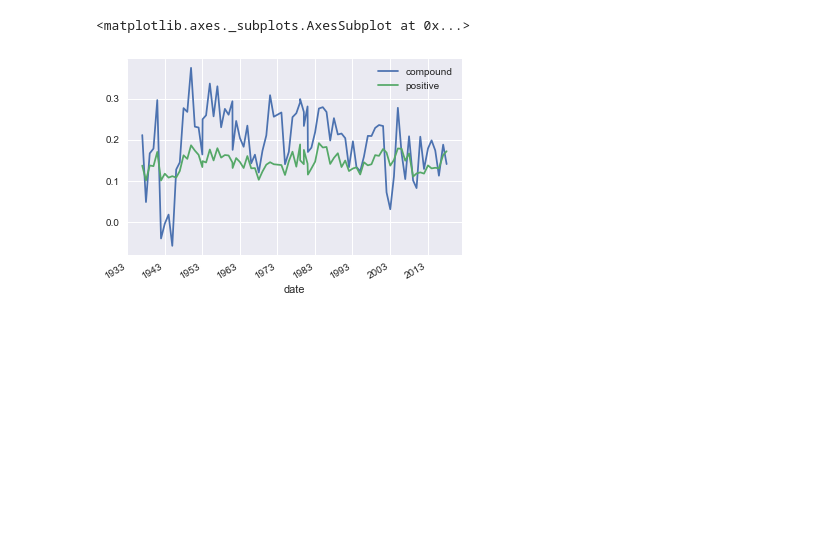
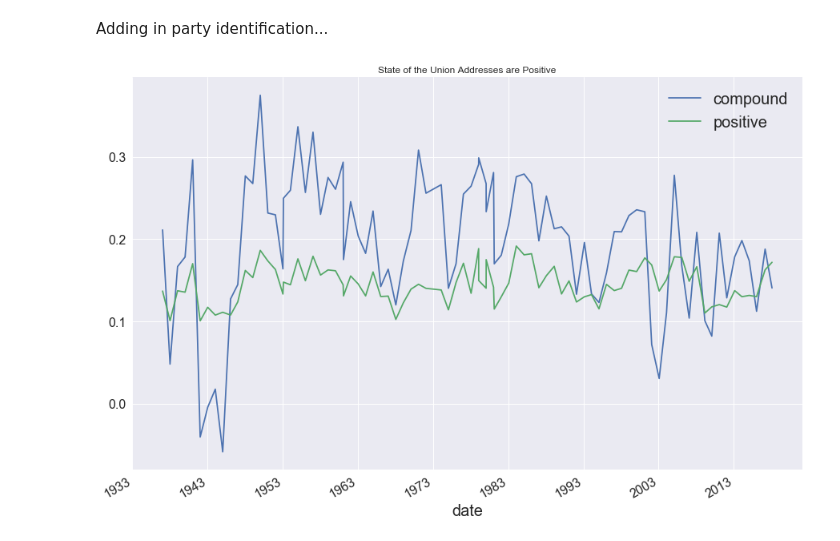
Before and after one commit to ratulesrar3/sotu-approval-analysis, a Jupyter notebook: sentiment_analysis.ipynb, the cells around one changed output. Drawn from its saved outputs; the diff is of its cells as text; code cells hidden in the pictures; blank space fills up the shorter version.

```diff
--- a/sentiment_analysis.ipynb
+++ b/sentiment_analysis.ipynb
@@ -56,4 +66,6 @@ def calc_sentiment_scores(df):
 # %%
 # df = calc_sentiment_scores(speeches)
 df = pd.read_pickle('data/sotu_sentiment_scores.pkl')
+# %% [markdown]
+Adding in party identification...
 # %%
@@ -63,10 +75,11 @@ df = pd.read_pickle('data/sotu_sentiment_scores.pkl')
 # %%
 # df.to_pickle('data/sotu_sentiment_scores.pkl')
 # df.to_csv('data/sotu_scores.csv', index=False)
-# %%
-df.plot('date', ['compound', 'positive'])
-# %% [output]
-<matplotlib.axes._subplots.AxesSubplot at 0x...>
-[figure, removed]
+# %%
+df.plot('date', ['compound', 'positive'])
+plt.title('State of the Union Addresses are Positive')
+plt.savefig('data/sentiment.png')
+# %% [output]
+[figure, added]
 # %%
 g = sns.lmplot(x='year', y='compound', hue='president', truncate=True, size=8, data=df)
```
Also changed, not shown: parts of 6 cells of this notebook, 5 other files.
